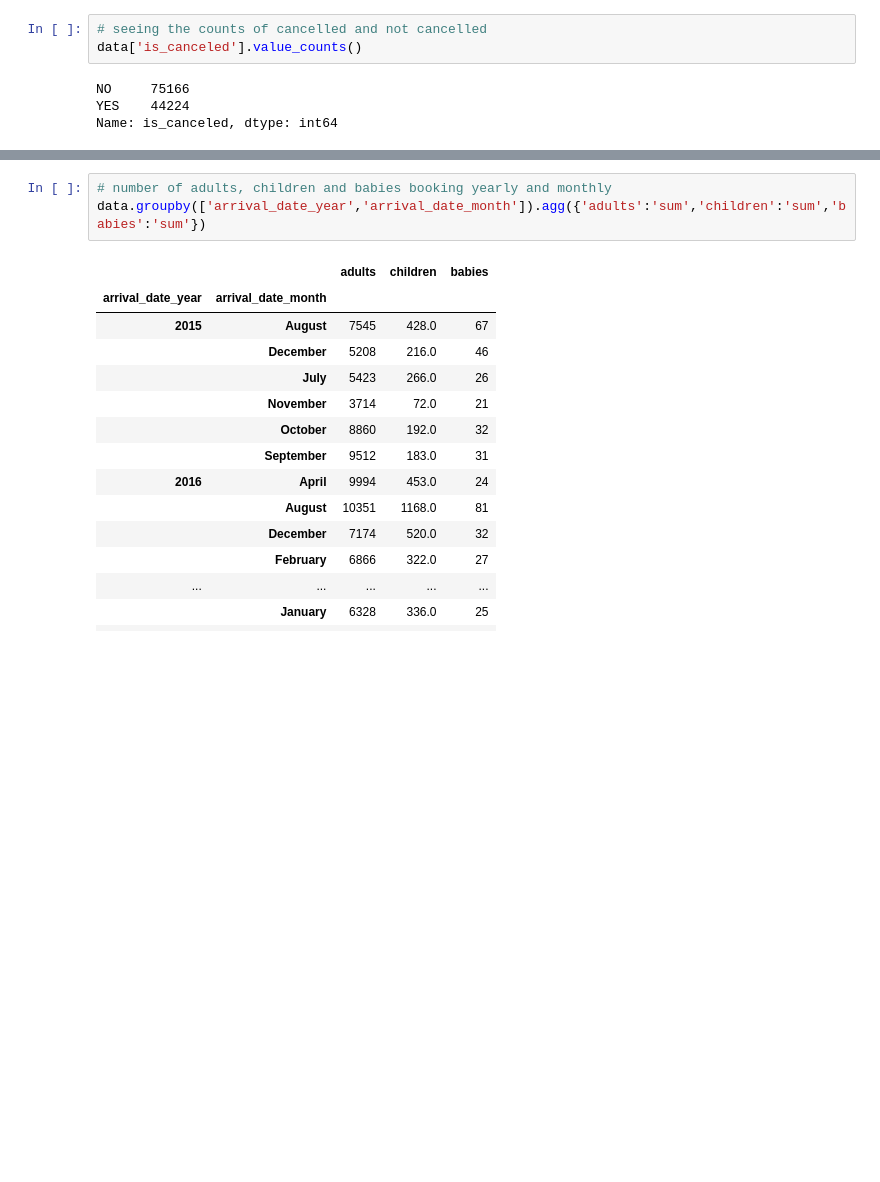
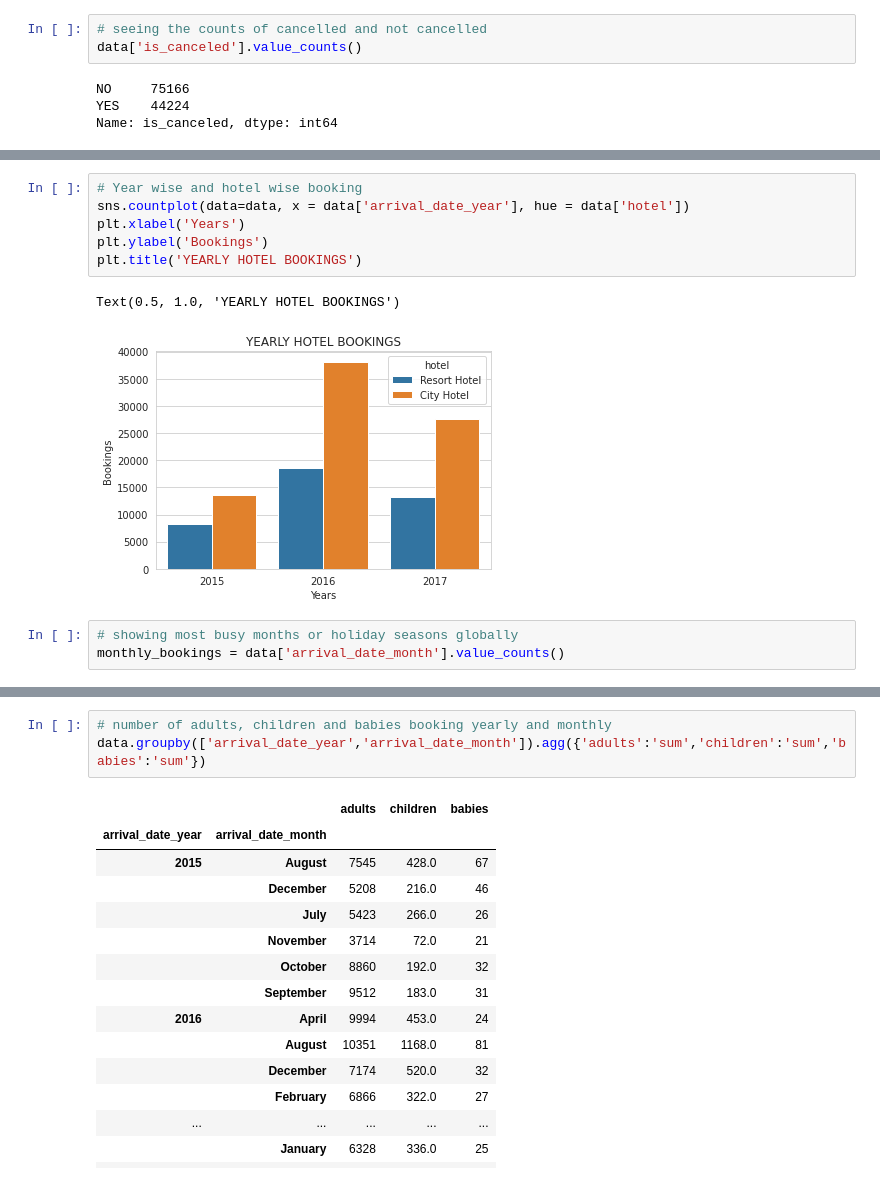
Before and after one commit to amolprabhu/Hotel_Booking_Analysis, a Jupyter notebook: Amol_Prabhu_Hotel_Booking_Analysis_Capstone_Project.ipynb, the cells around one changed output, grey strips where cells are left out. Cells and saved outputs as stored; diff of their text form; blank space fills up the shorter version.

```diff
--- a/Amol_Prabhu_Hotel_Booking_Analysis_Capstone_Project.ipynb
+++ b/Amol_Prabhu_Hotel_Booking_Analysis_Capstone_Project.ipynb
@@ -85,0 +136,12 @@ Name: is_canceled, dtype: int64
+# %%
+# Year wise and hotel wise booking
+sns.countplot(data=data, x = data['arrival_date_year'], hue = data['hotel'])
+plt.xlabel('Years')
+plt.ylabel('Bookings')
+plt.title('YEARLY HOTEL BOOKINGS')
+# %% [output]
+Text(0.5, 1.0, 'YEARLY HOTEL BOOKINGS')
+[figure, added]
+# %%
+# showing most busy months or holiday seasons globally
+monthly_bookings = data['arrival_date_month'].value_counts()
```
Also changed, not shown: parts of 23 cells of this notebook.
